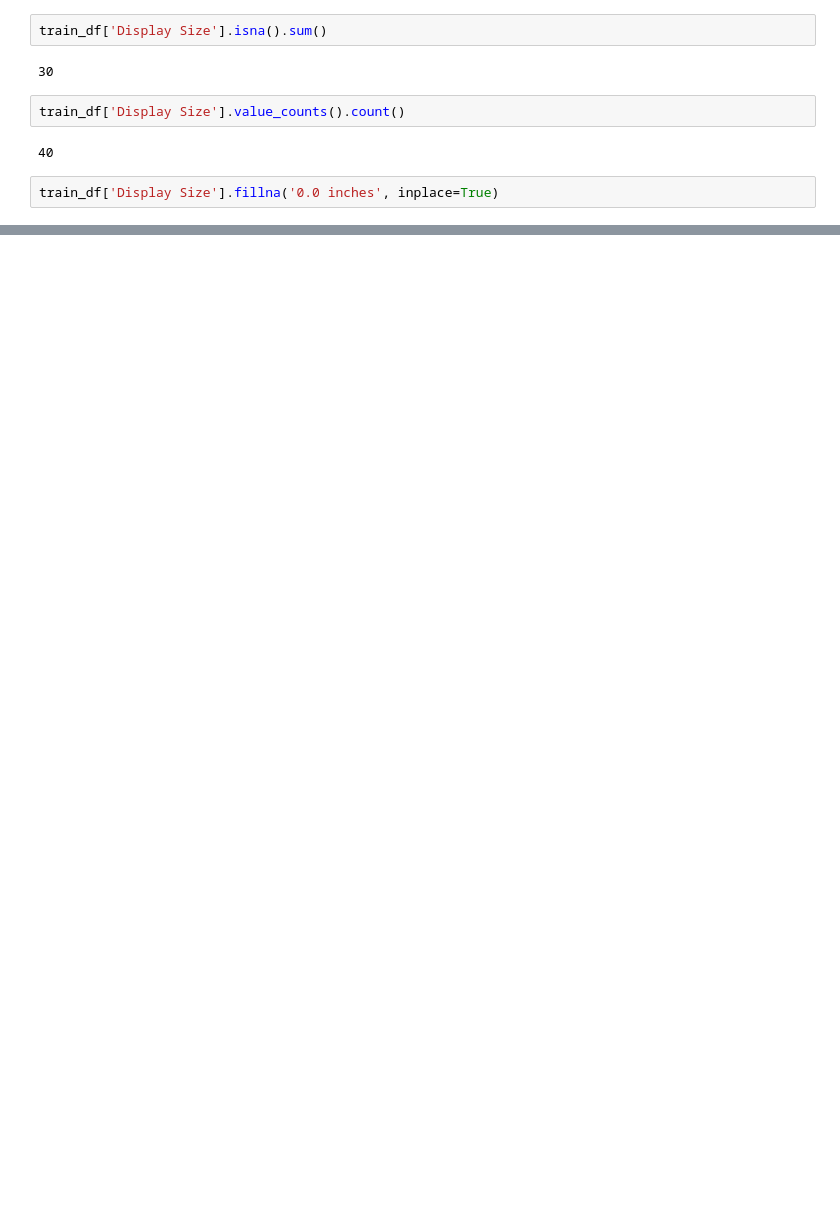
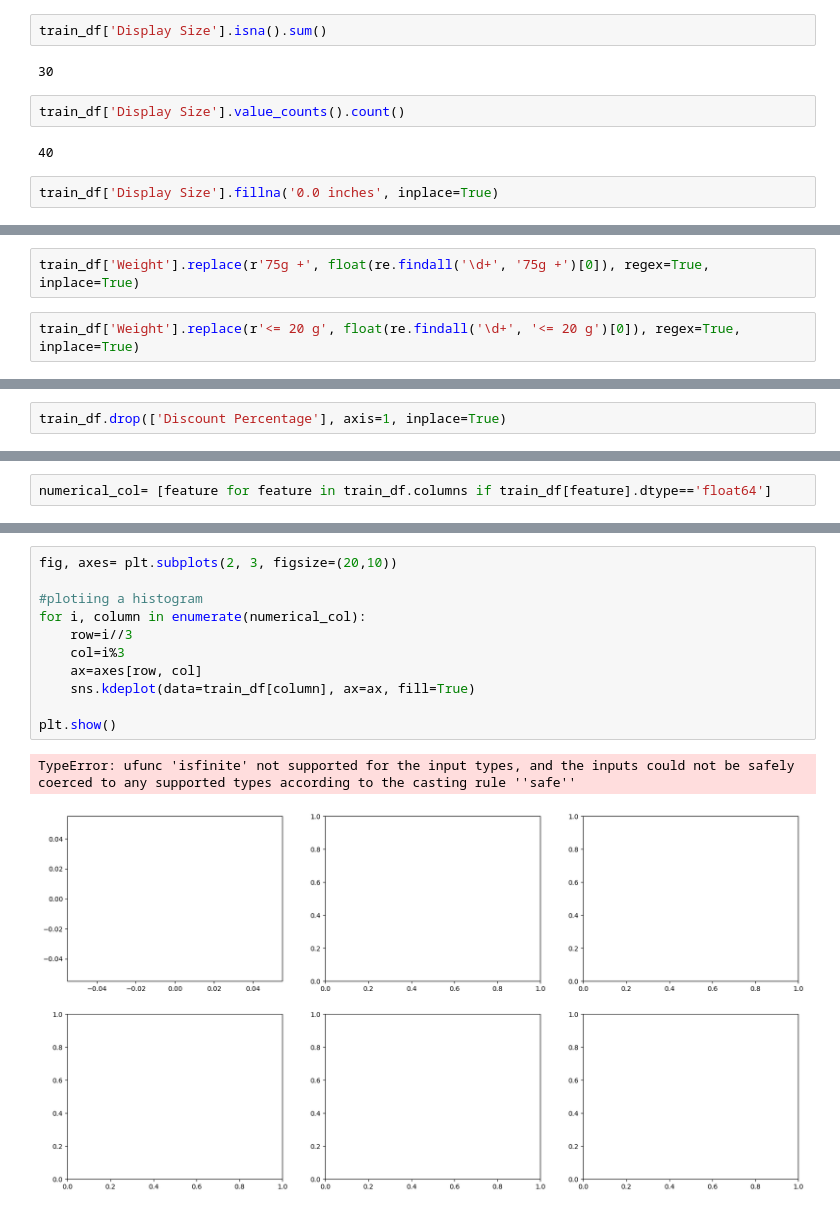
Before and after one commit to Karush2807/Regression-Model, a Jupyter notebook: feature_engineering.ipynb, the cells around one changed output, grey strips where cells are left out. Drawn from its saved outputs; the diff is of its cells as text; blank space fills up the shorter version.

Commit message:
explored the matplotlib and sns possibilities and plot various graphs

```diff
--- a/feature_engineering.ipynb
+++ b/feature_engineering.ipynb
@@ -52,0 +122,4 @@ train_df['Display Size'].fillna('0.0 inches', inplace=True)
+# %%
+train_df['Weight'].replace(r'75g +', float(re.findall('\d+', '75g +')[0]), regex=True, inplace=True)
+# %%
+train_df['Weight'].replace(r'<= 20 g', float(re.findall('\d+', '<= 20 g')[0]), regex=True, inplace=True)
@@ -52,0 +180,2 @@ train_df['Display Size'].fillna('0.0 inches', inplace=True)
+# %%
+train_df.drop(['Discount Percentage'], axis=1, inplace=True)
@@ -52,0 +184,2 @@ train_df['Display Size'].fillna('0.0 inches', inplace=True)
+# %%
+numerical_col= [feature for feature in train_df.columns if train_df[feature].dtype=='float64']
@@ -52,0 +196,14 @@ train_df['Display Size'].fillna('0.0 inches', inplace=True)
+# %%
+fig, axes= plt.subplots(2, 3, figsize=(20,10))
+
+#plotiing a histogram
+for i, column in enumerate(numerical_col):
+    row=i//3
+    col=i%3
+    ax=axes[row, col]
+    sns.kdeplot(data=train_df[column], ax=ax, fill=True)
+
+plt.show()
+# %% [output]
+TypeError: ufunc 'isfinite' not supported for the input types, and the inputs could not be safely coerced to any supported types according to the casting rule ''safe''
+[figure, added]
```
Also changed, not shown: parts of 17 cells of this notebook.
